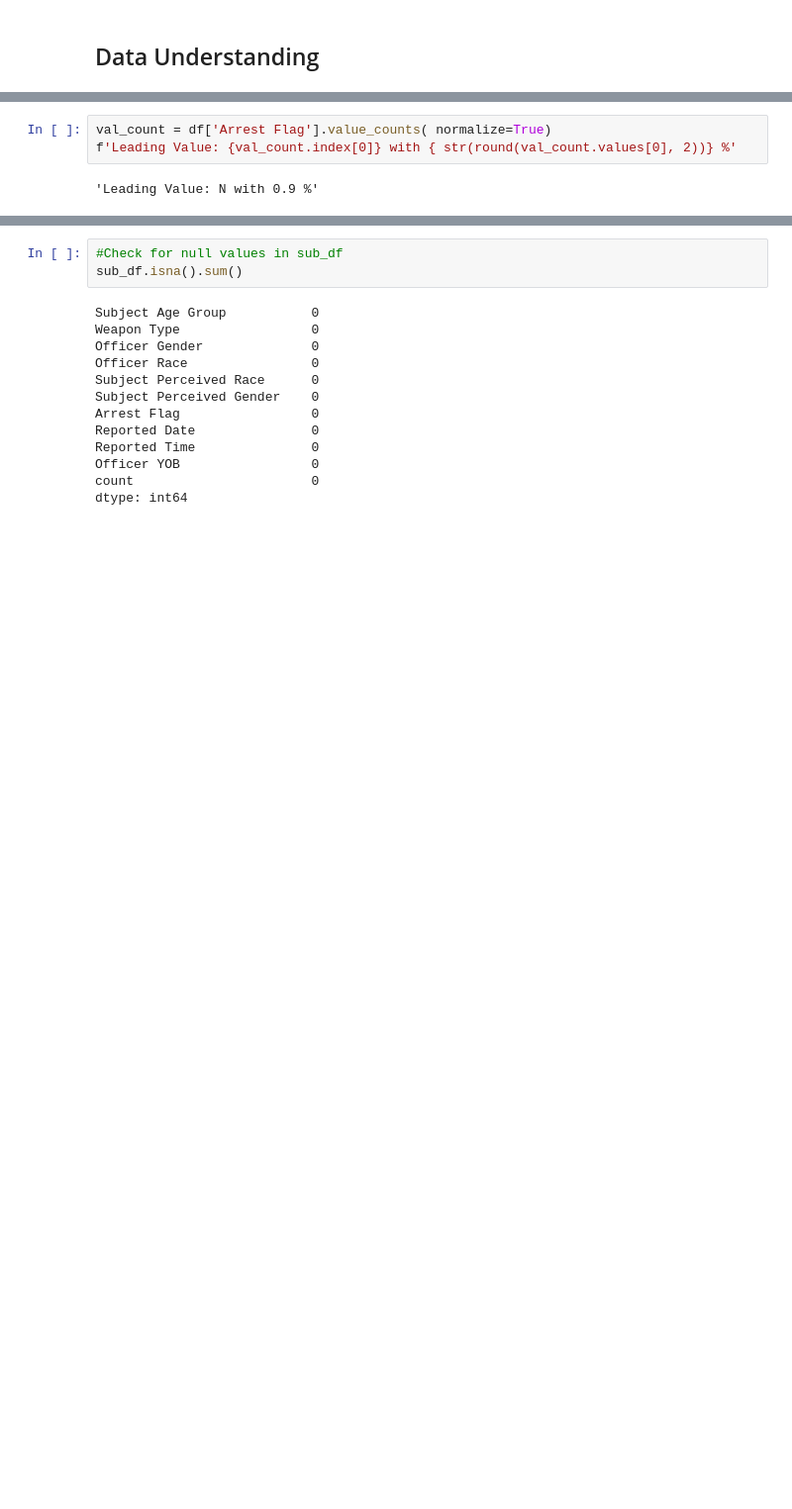
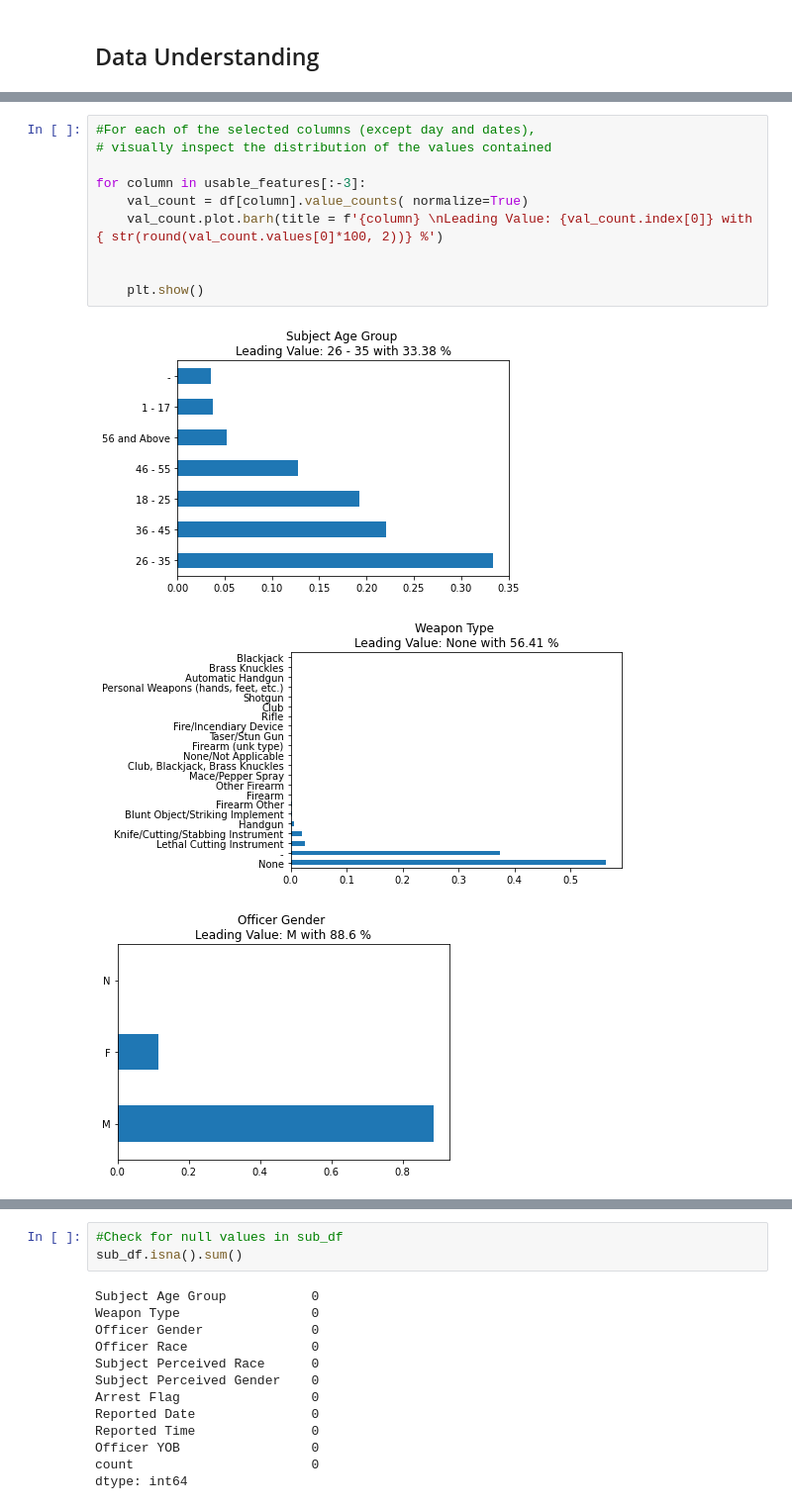
Before and after one commit to alexmuturi/Terry-Stops-Data-Science-Project, a Jupyter notebook: index.ipynb, the cells around one changed output, grey strips where cells are left out. Shown at 99% size. Drawn from its saved outputs; the diff is of its cells as text; blank space fills up the shorter version.

```diff
--- a/index.ipynb
+++ b/index.ipynb
@@ -117,5 +108,14 @@ usable_features[:-4]
 # %%
-val_count = df['Arrest Flag'].value_counts( normalize=True)
-f'Leading Value: {val_count.index[0]} with { str(round(val_count.values[0], 2))} %'
+#For each of the selected columns (except day and dates),
+# visually inspect the distribution of the values contained
+
+for column in usable_features[:-3]:
+    val_count = df[column].value_counts( normalize=True)
+    val_count.plot.barh(title = f'{column} \nLeading Value: {val_count.index[0]} with { str(round(val_count.values[0]*100, 2))} %')
+
+
+    plt.show()
 # %% [output]
-'Leading Value: N with 0.9 %'
+[figure, added]
+[figure, added]
+[figure, added]
```
Also changed, not shown: parts of 78 cells of this notebook.
